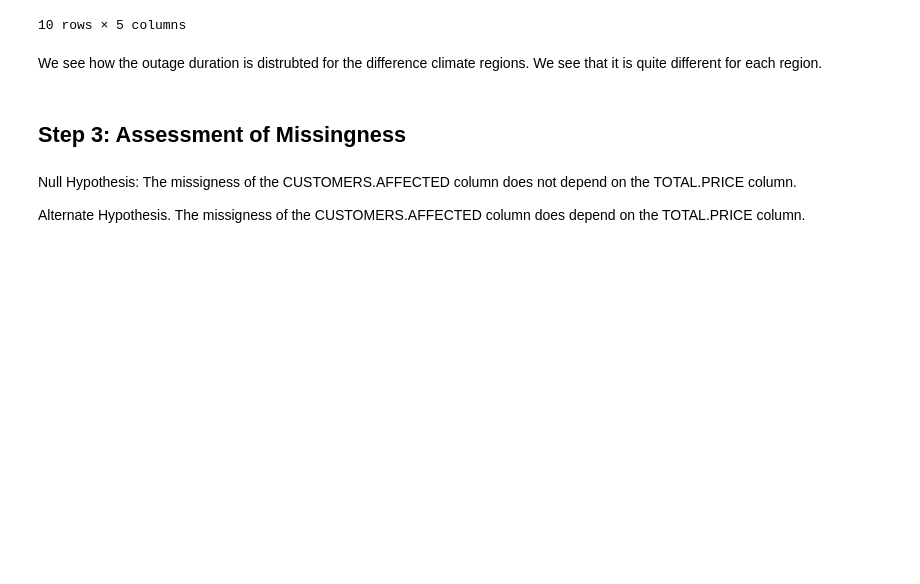
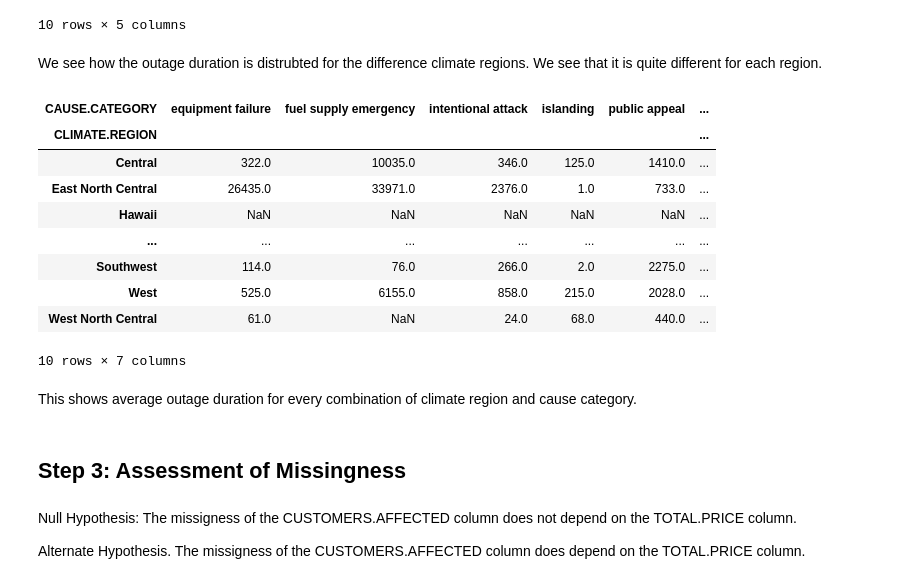
Before and after one commit to v1zhu/Power_Outage, a Jupyter notebook: template.ipynb, the cells around one changed output. Drawn from its saved outputs; the diff is of its cells as text; code cells hidden in the pictures; blank space fills up the shorter version.

```diff
--- a/template.ipynb
+++ b/template.ipynb
@@ -441,6 +441,28 @@ agg_by_cause.sort_values('max_duration', ascending=False)
 10 rows × 5 columns
 # %% [markdown]
 We see how the outage duration is distrubted for the difference climate regions. We see that it is quite different for each region.
+# %%
+pivot = outage.pivot_table(
+    index='CLIMATE.REGION',
+    columns='CAUSE.CATEGORY',
+    values='OUTAGE.DURATION',
+    aggfunc='mean'
+).round(0)
+
+pivot
+# %% [output]
+| CAUSE.CATEGORY | equipment failure | fuel supply emergency | intentional attack | islanding | public appeal | ... |
+| CLIMATE.REGION |  |  |  |  |  | ... |
+| Central | 322.0 | 10035.0 | 346.0 | 125.0 | 1410.0 | ... |
+| East North Central | 26435.0 | 33971.0 | 2376.0 | 1.0 | 733.0 | ... |
+| Hawaii | NaN | NaN | NaN | NaN | NaN | ... |
+| ... | ... | ... | ... | ... | ... | ... |
+| Southwest | 114.0 | 76.0 | 266.0 | 2.0 | 2275.0 | ... |
+| West | 525.0 | 6155.0 | 858.0 | 215.0 | 2028.0 | ... |
+| West North Central | 61.0 | NaN | 24.0 | 68.0 | 440.0 | ... |
+10 rows × 7 columns
+# %% [markdown]
+This shows average outage duration for every combination of climate region and cause category.
 # %% [markdown]
 ## Step 3: Assessment of Missingness
 # %%
```
Also changed, not shown: 2 other files.
